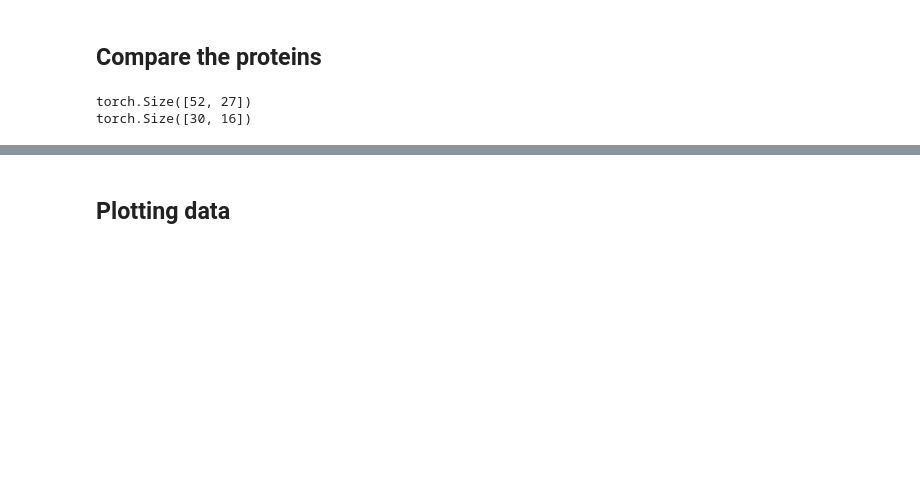
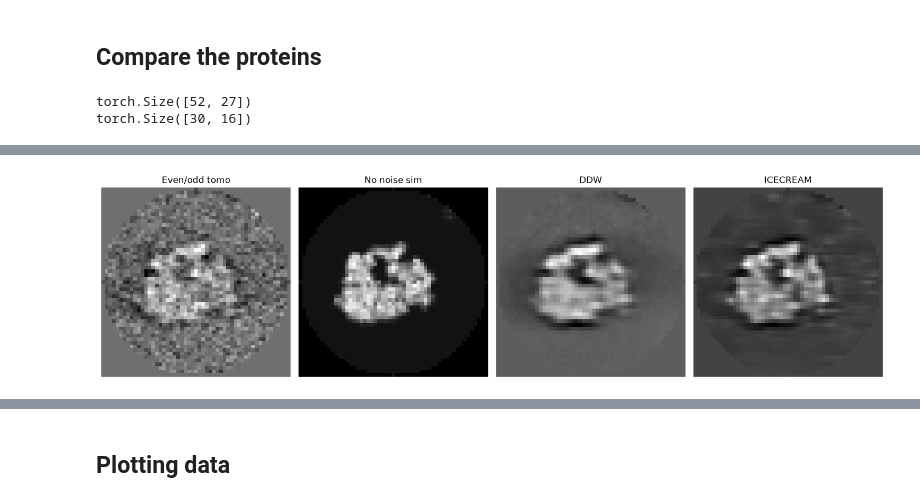
Before and after one commit to McHaillet/ARP, a Jupyter notebook: Phantom_tomogram_analysis.ipynb, the cells around one changed output, grey strips where cells are left out. Drawn from its saved outputs; the diff is of its cells as text; code cells hidden in the pictures; blank space fills up the shorter version.

```diff
--- a/Phantom_tomogram_analysis.ipynb
+++ b/Phantom_tomogram_analysis.ipynb
@@ -593,0 +742,31 @@ ncc_coh_noisy = compare_proteins_with_NCC(
+# %%
+n = 2
+
+a = 26  # slice -> angle
+# Create a figure with 1 row and 3 columns side-by-side
+fig, axes = plt.subplots(1, 4, figsize=(15, 5))
+
+# 1. Even/odd tomo
+axes[0].imshow(rib_list_noise[n][1][a, :, :], cmap="gray")
+axes[0].set_title("Even/odd tomo")
+axes[0].axis("off")  # Optional: hides axis ticks for a cleaner look
+
+# 2. No noise sim
+axes[1].imshow(rib_list_no_noise[n][1][a, :, :], cmap="gray")
+axes[1].set_title("No noise sim")
+axes[1].axis("off")
+
+# 3. DDW
+axes[2].imshow(rib_list[n][1][a, :, :], cmap="gray")
+axes[2].set_title("DDW")
+axes[2].axis("off")
+
+# 4. ICECREAM
+axes[3].imshow(ic_rib_list[n][1][a, :, :], cmap="gray")
+axes[3].set_title("ICECREAM")
+axes[3].axis("off")
+
+plt.tight_layout()
+plt.show()
+# %% [output]
+[figure, added]
```
Also changed, not shown: parts of 13 cells of this notebook, 3 other files.
